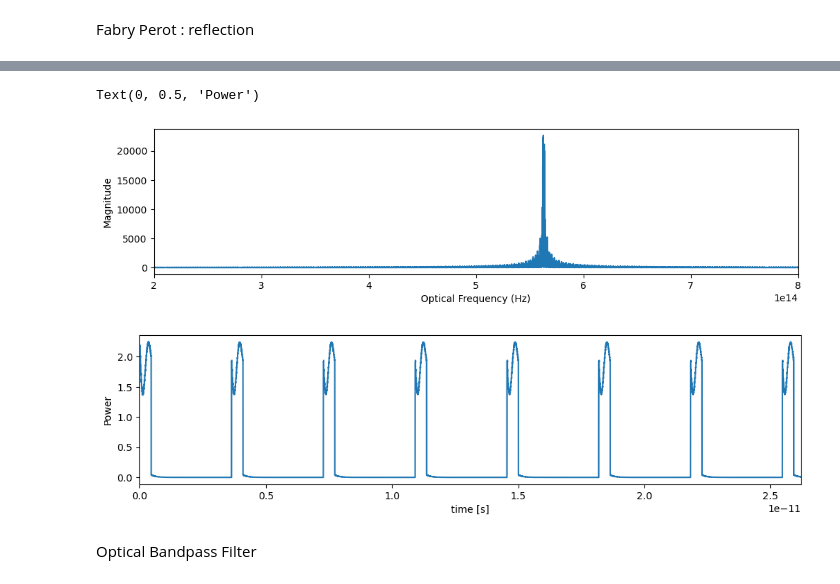
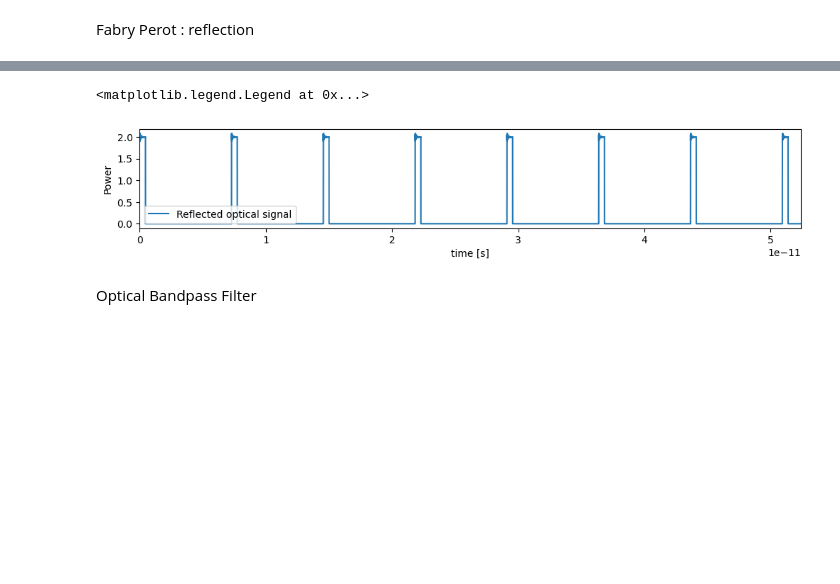
Before and after one commit to tacticstactics/Optical-pulse-broadening, a Jupyter notebook: optical_pulse_broadening_optical_filter.ipynb, the cells around one changed output, grey strips where cells are left out. Drawn from its saved outputs; the diff is of its cells as text; code cells hidden in the pictures; blank space fills up the shorter version.

```diff
--- a/optical_pulse_broadening_optical_filter.ipynb
+++ b/optical_pulse_broadening_optical_filter.ipynb
@@ -47,7 +47,7 @@ def beamsplitter(PT,Ein):
 
      return Eout
 # %%
-samplerate = 2**17 # Number of Points
+samplerate = 2**18 # Number of Points
 print('samplerate:', samplerate)
 
 N = 2* samplerate
@@ -69,10 +69,10 @@ print('Shape of Optical Frequencies:',optical_frequencies.shape)
 
 amp_c = 0.5 * np.pi
 
-freq_rf = 2**38 # 2**38 = 275 e9
+freq_rf = 2**37 # 2**38 = 275 e9
 
-#duty_ratio = 0.0625
-duty_ratio = 0.125
+duty_ratio = 0.0625
+#duty_ratio = 0.125
 #duty_ratio = 0.25
 
 md = 1 # modulation depth. 1 = 100 %
@@ -197,7 +197,6 @@ ax1_1.legend()
 
 baseband_signals_fft = fftshift(fft(baseband_signals))
 
-#ax1_2.plot(xf, 2.0/samplerate * np.abs(rfsignal_powercol_fft[0:samplerate//2]), label="RF signal")
 ax1_2.plot(optical_frequencies, 2.0/samplerate * np.abs(baseband_signals_fft), label="baseband signal")
 ax1_2.set_xlabel("Frequency [Hz]")
 ax1_2.set_ylabel("Magnitude")
@@ -247,7 +246,6 @@ ax1_8.set_xlim(-1e12,6e12)
 ax1_8.legend()
 
 Power_diffcol_f = fftshift(fft(Power_diffcol))
-#ax1_10.plot(xf, 2.0/samplerate * np.abs(Power_diffcol_f[0:samplerate//2]), label="Power Difference")
 ax1_10.plot(optical_frequencies, 2.0/samplerate * np.abs(Power_diffcol_f), label="Power Difference")
 ax1_10.set_xlabel("Frequency [Hz]")
 ax1_10.set_ylabel("Power Difference Spectrum")
@@ -434,7 +409,7 @@ Fabry Perot : reflection
 # Fabry perot Interferometer Type1
 
 n_layers = [99,99]
-d_layers = [10.8,10.8]
+d_layers = [2.2,2.2]
 
 # Wavelength range (in nm)
 #wavelengths = np.linspace(400, 1000, 500)
@@ -449,7 +424,7 @@ fig1 = plt.figure(figsize = (12,4), facecolor='white')
 ax1_1 = fig1.add_subplot(2, 1, 1)
 
 ax1_1.plot(optical_frequencies, np.abs(reflection_magnitudes_array1))
-
+ax1_1.plot(optical_frequencies, np.abs(fft_modulated_optical_signal)/np.max(np.abs(fft_modulated_optical_signal)),"k",label='Intensity moduated light signal')
 ax1_1.set_xlabel('Optical Frequency (Hz)')
 ax1_1.set_ylabel('reflection')
 ax1_1.set_title('Optical reflection of Dielectric Coating')
@@ -466,15 +441,4 @@ ax2_1.set_ylabel('Phase')
 ax2_1.set_title('Optical reflection of Dielectric Coating')
 #ax2_1.set_xlim(200e12, 800e12)
 ax2_1.grid()
-
-fig3 = plt.figure(figsize = (12,4), facecolor='white')
-ax3_1 = fig3.add_subplot(2, 1, 1)
-
-ax3_1.stem(optical_frequencies, np.abs(fft_modulated_optical_signal)/np.max(np.abs(fft_modulated_optical_signal)),"k",label='Intensity moduated light signal')
-
-ax3_1.set_xlabel('Optical Frequency (Hz)')
-ax3_1.set_ylabel('Magnitude')
-ax3_1.set_title('Input signal')
-#ax3_1.set_xlim(200e12, 800e12)
-ax3_1.grid()
 # %% [output]
@@ -484,30 +447,18 @@ ax3_1.grid()
 # %%
-
 Y_freq = reflection_magnitudes_array1 * fft_modulated_optical_signal
 y_freq = ifft(Y_freq)
 
-transformed_tcol = np.linspace(0.0, 2*t_step * samplerate, samplerate, endpoint=False)
-
-fig1 = plt.figure(figsize = (12,6), facecolor='white')
-ax1_1 = fig1.add_subplot(2, 1, 1)
-
-ax1_1.plot(optical_frequencies, np.abs(Y_freq))
-ax1_1.set_xlim(200e12, 800e12)
-ax1_1.set_xlabel('Optical Frequency (Hz)')
-ax1_1.set_ylabel('Magnitude')
-
-
-fig2 = plt.figure(figsize = (12,6), facecolor='white')
+fig2 = plt.figure(figsize = (12,4), facecolor='white')
 ax2_1 = fig2.add_subplot(2, 1, 1)
 
-ax2_1.plot(tcol, (np.abs(y_freq))**2)
+ax2_1.plot(tcol, (np.abs(y_freq))**2, label = 'Reflected optical signal')
 ax2_1.set_xlim(0, t_step * samplerate)
 ax2_1.set_xlabel("time [s]")
 ax2_1.set_ylabel('Power')
+ax2_1.legend()
 # %% [output]
-Text(0, 0.5, 'Power')
+<matplotlib.legend.Legend at 0x...>
-[figure, old version]
+[figure, new version]
-[figure, removed]
 # %% [markdown]
 Optical Bandpass Filter
 # %%
```
Also changed, not shown: parts of 13 cells of this notebook.
